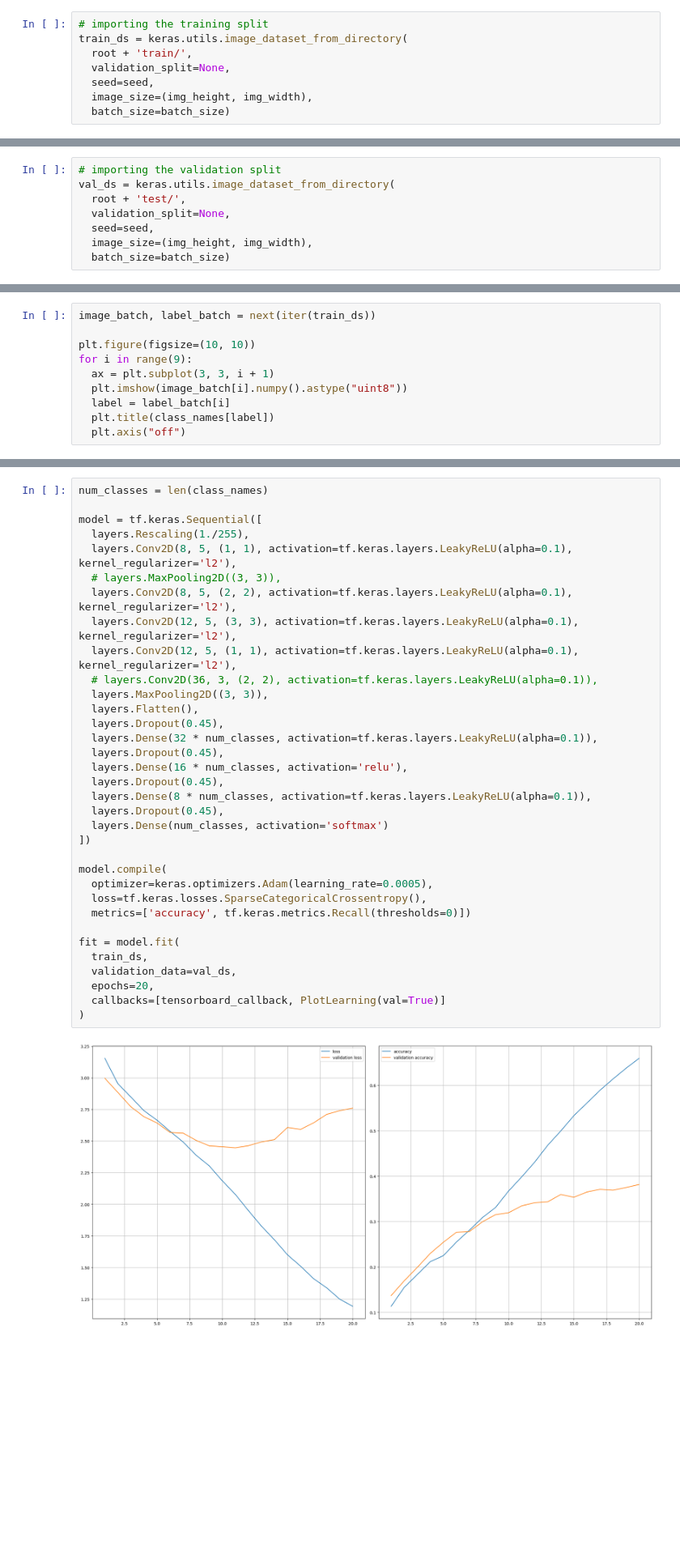
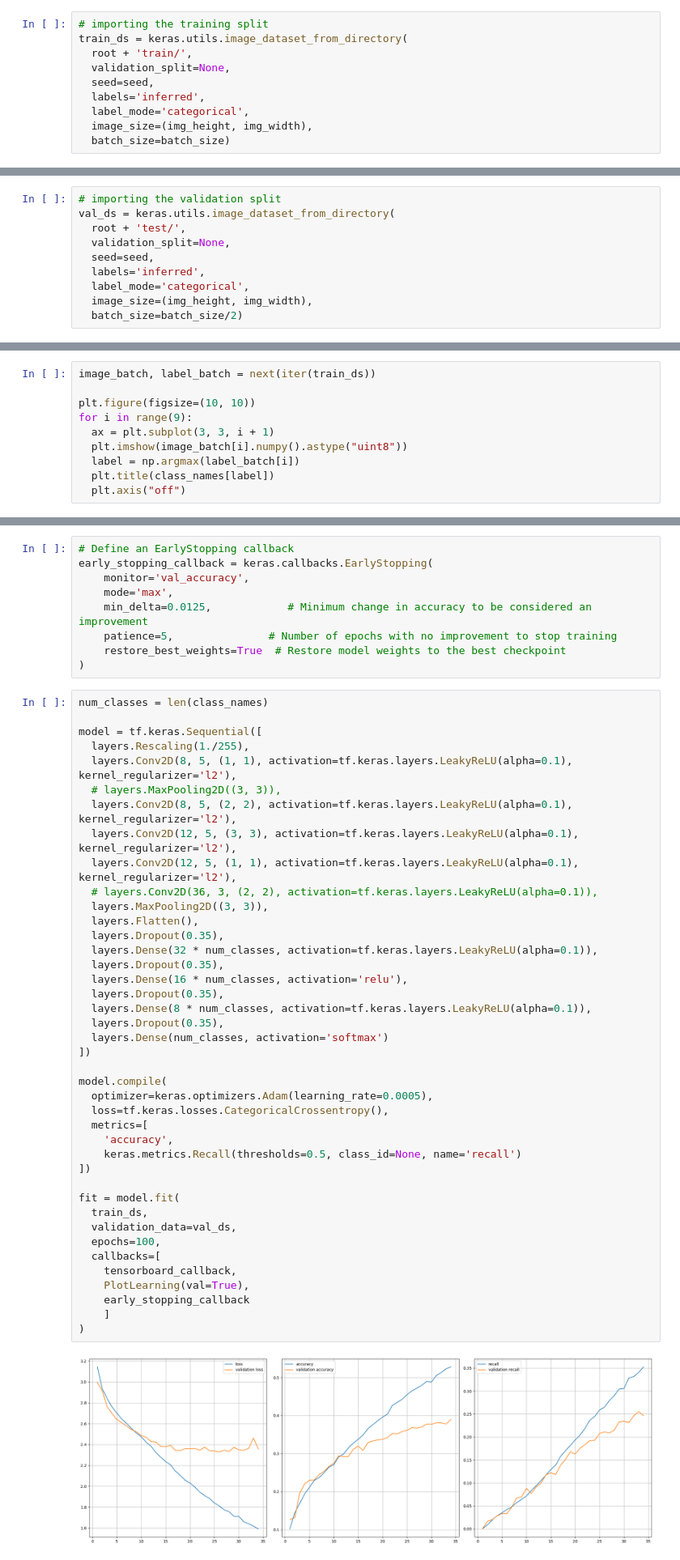
Before and after one commit to manya706/Dermatological-Manifestation-SIH, a Jupyter notebook: model-experimentation.ipynb, the cells around one changed output, grey strips where cells are left out. Shown at 81% size. Cells and saved outputs as stored; diff of their text form; blank space fills up the shorter version.

Commit message:
35% dropout

```diff
--- a/model-experimentation.ipynb
+++ b/model-experimentation.ipynb
@@ -24,6 +21,8 @@ train_ds = keras.utils.image_dataset_from_directory(
   root + 'train/',
   validation_split=None,
   seed=seed,
+  labels='inferred',
+  label_mode='categorical',
   image_size=(img_height, img_width),
   batch_size=batch_size)
 # %% [output]
@@ -54,8 +33,10 @@ val_ds = keras.utils.image_dataset_from_directory(
   root + 'test/',
   validation_split=None,
   seed=seed,
+  labels='inferred',
+  label_mode='categorical',
   image_size=(img_height, img_width),
-  batch_size=batch_size)
+  batch_size=batch_size/2)
 # %% [output]
 Found 4228 files belonging to 23 classes.
 # %% [markdown]
@@ -105,7 +86,7 @@ plt.figure(figsize=(10, 10))
 for i in range(9):
   ax = plt.subplot(3, 3, i + 1)
   plt.imshow(image_batch[i].numpy().astype("uint8"))
-  label = label_batch[i]
+  label = np.argmax(label_batch[i])
   plt.title(class_names[label])
   plt.axis("off")
 # %% [output]
@@ -158,39 +139,55 @@ class PlotLearning(keras.callbacks.Callback):
 
         plt.tight_layout()
         plt.show()
+# %%
+# Define an EarlyStopping callback
+early_stopping_callback = keras.callbacks.EarlyStopping(
+    monitor='val_accuracy',
+    mode='max',
+    min_delta=0.0125,            # Minimum change in accuracy to be considered an improvement
+    patience=5,               # Number of epochs with no improvement to stop training
+    restore_best_weights=True  # Restore model weights to the best checkpoint
+)
 # %%
 num_classes = len(class_names)
 
 model = tf.keras.Sequential([
   layers.Rescaling(1./255),
   layers.Conv2D(8, 5, (1, 1), activation=tf.keras.layers.LeakyReLU(alpha=0.1), kernel_regularizer='l2'),
   # layers.MaxPooling2D((3, 3)),
   layers.Conv2D(8, 5, (2, 2), activation=tf.keras.layers.LeakyReLU(alpha=0.1), kernel_regularizer='l2'),
   layers.Conv2D(12, 5, (3, 3), activation=tf.keras.layers.LeakyReLU(alpha=0.1), kernel_regularizer='l2'),
   layers.Conv2D(12, 5, (1, 1), activation=tf.keras.layers.LeakyReLU(alpha=0.1), kernel_regularizer='l2'),
   # layers.Conv2D(36, 3, (2, 2), activation=tf.keras.layers.LeakyReLU(alpha=0.1)),
   layers.MaxPooling2D((3, 3)),
   layers.Flatten(),
-  layers.Dropout(0.45),
+  layers.Dropout(0.35),
   layers.Dense(32 * num_classes, activation=tf.keras.layers.LeakyReLU(alpha=0.1)),
-  layers.Dropout(0.45),
+  layers.Dropout(0.35),
   layers.Dense(16 * num_classes, activation='relu'),
-  layers.Dropout(0.45),
+  layers.Dropout(0.35),
   layers.Dense(8 * num_classes, activation=tf.keras.layers.LeakyReLU(alpha=0.1)),
-  layers.Dropout(0.45),
+  layers.Dropout(0.35),
   layers.Dense(num_classes, activation='softmax')
 ])
 
 model.compile(
   optimizer=keras.optimizers.Adam(learning_rate=0.0005),
-  loss=tf.keras.losses.SparseCategoricalCrossentropy(),
-  metrics=['accuracy', tf.keras.metrics.Recall(thresholds=0)])
+  loss=tf.keras.losses.CategoricalCrossentropy(),
+  metrics=[
+    'accuracy',
+    keras.metrics.Recall(thresholds=0.5, class_id=None, name='recall')
+])
 
 fit = model.fit(
   train_ds,
   validation_data=val_ds,
-  epochs=20,
-  callbacks=[tensorboard_callback, PlotLearning(val=True)]
+  epochs=100,
+  callbacks=[
+    tensorboard_callback,
+    PlotLearning(val=True),
+    early_stopping_callback
+    ]
 )
 # %% [output]
-[figure, old version]
+[figure, new version]
```
Also changed, not shown: parts of 16 cells of this notebook, 9 other files.
